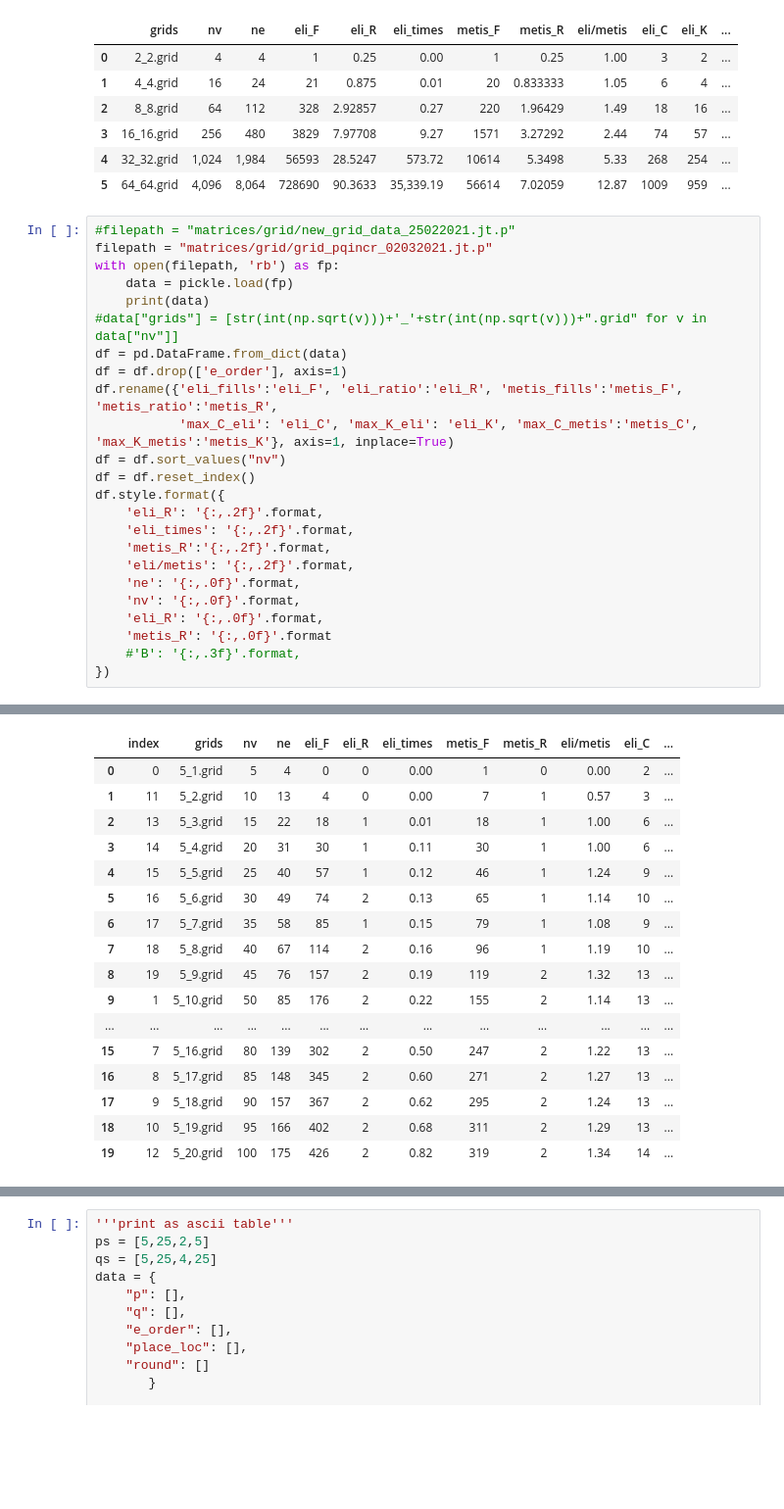
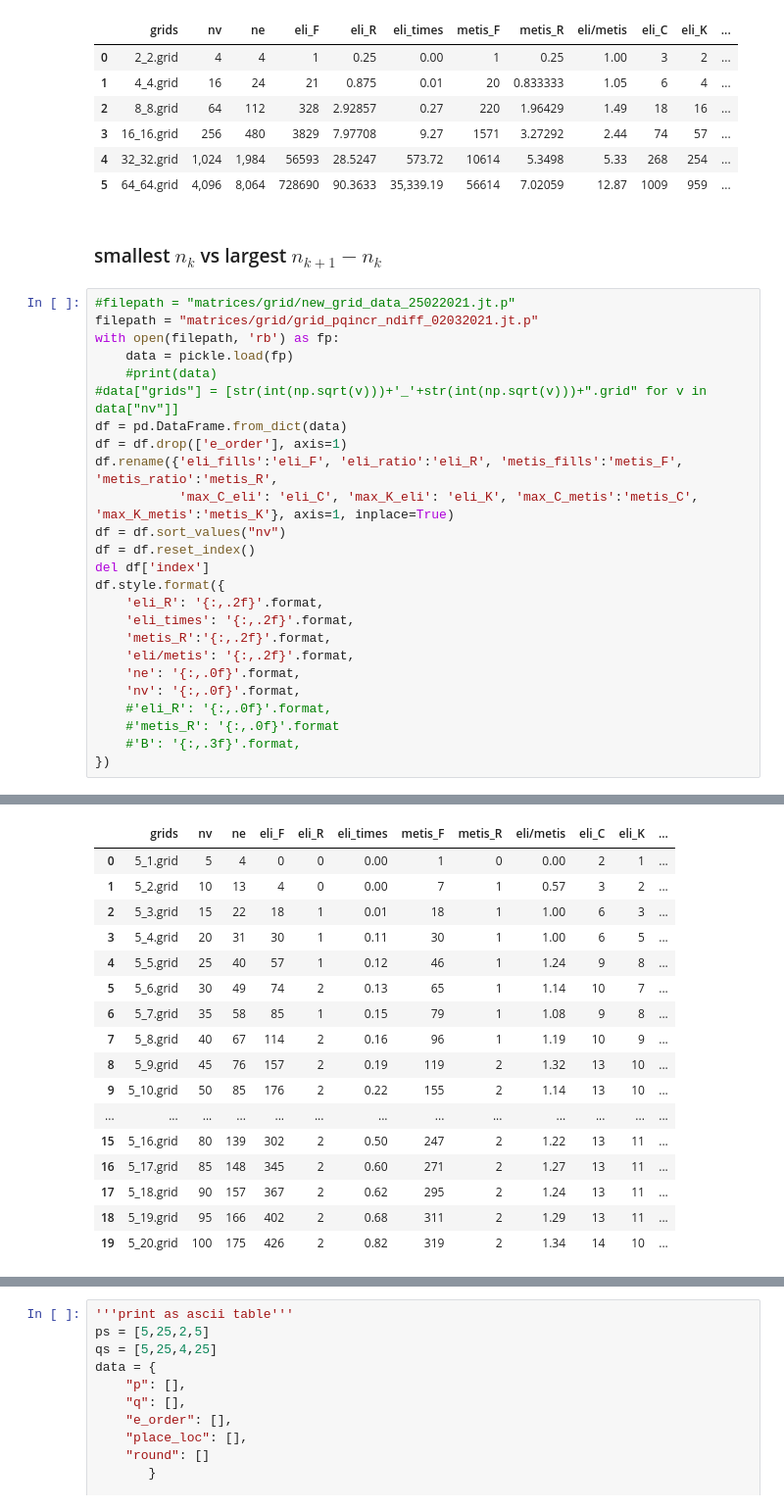
Before and after one commit to berylgithub/eli, a Jupyter notebook: main.ipynb, the cells around one changed output, grey strips where cells are left out. Shown: that part at 98% size. Cells and saved outputs as stored; diff of their text form; blank space fills up the shorter version.

Commit message:
table checkpoint

```diff
--- a/main.ipynb
+++ b/main.ipynb
@@ -929,12 +929,14 @@ df.style.format({
 | 3 | 16_16.grid | 256 | 480 | 3829 | 7.97708 | 9.27 | 1571 | 3.27292 | 2.44 | 74 | 57 | ... |
 | 4 | 32_32.grid | 1,024 | 1,984 | 56593 | 28.5247 | 573.72 | 10614 | 5.3498 | 5.33 | 268 | 254 | ... |
 | 5 | 64_64.grid | 4,096 | 8,064 | 728690 | 90.3633 | 35,339.19 | 56614 | 7.02059 | 12.87 | 1009 | 959 | ... |
+# %% [markdown]
+### smallest $n_k$ vs largest $n_{k+1} - n_k$
 # %%
 #filepath = "matrices/grid/new_grid_data_25022021.jt.p"
-filepath = "matrices/grid/grid_pqincr_02032021.jt.p"
+filepath = "matrices/grid/grid_pqincr_ndiff_02032021.jt.p"
 with open(filepath, 'rb') as fp:
     data = pickle.load(fp)
-    print(data)
+    #print(data)
 #data["grids"] = [str(int(np.sqrt(v)))+'_'+str(int(np.sqrt(v)))+".grid" for v in data["nv"]]
 df = pd.DataFrame.from_dict(data)
 df = df.drop(['e_order'], axis=1)
@@ -942,6 +944,7 @@ df.rename({'eli_fills':'eli_F', 'eli_ratio':'eli_R', 'metis_fills':'metis_F', 'm
            'max_C_eli': 'eli_C', 'max_K_eli': 'eli_K', 'max_C_metis':'metis_C', 'max_K_metis':'metis_K'}, axis=1, inplace=True)
 df = df.sort_values("nv")
 df = df.reset_index()
+del df['index']
 df.style.format({
     'eli_R': '{:,.2f}'.format,
     'eli_times': '{:,.2f}'.format,
@@ -949,8 +952,8 @@ df.style.format({
     'eli/metis': '{:,.2f}'.format,
     'ne': '{:,.0f}'.format,
     'nv': '{:,.0f}'.format,
-    'eli_R': '{:,.0f}'.format,
-    'metis_R': '{:,.0f}'.format
+    #'eli_R': '{:,.0f}'.format,
+    #'metis_R': '{:,.0f}'.format
     #'B': '{:,.3f}'.format,
 })
 # %% [output]
@@ -974,17 +960,17 @@ df.style.format({
-|  | index | grids | nv | ne | eli_F | eli_R | eli_times | metis_F | metis_R | eli/metis | eli_C | ... |
-| 0 | 0 | 5_1.grid | 5 | 4 | 0 | 0 | 0.00 | 1 | 0 | 0.00 | 2 | ... |
-| 1 | 11 | 5_2.grid | 10 | 13 | 4 | 0 | 0.00 | 7 | 1 | 0.57 | 3 | ... |
-| 2 | 13 | 5_3.grid | 15 | 22 | 18 | 1 | 0.01 | 18 | 1 | 1.00 | 6 | ... |
-| 3 | 14 | 5_4.grid | 20 | 31 | 30 | 1 | 0.11 | 30 | 1 | 1.00 | 6 | ... |
-| 4 | 15 | 5_5.grid | 25 | 40 | 57 | 1 | 0.12 | 46 | 1 | 1.24 | 9 | ... |
-| 5 | 16 | 5_6.grid | 30 | 49 | 74 | 2 | 0.13 | 65 | 1 | 1.14 | 10 | ... |
-| 6 | 17 | 5_7.grid | 35 | 58 | 85 | 1 | 0.15 | 79 | 1 | 1.08 | 9 | ... |
-| 7 | 18 | 5_8.grid | 40 | 67 | 114 | 2 | 0.16 | 96 | 1 | 1.19 | 10 | ... |
-| 8 | 19 | 5_9.grid | 45 | 76 | 157 | 2 | 0.19 | 119 | 2 | 1.32 | 13 | ... |
-| 9 | 1 | 5_10.grid | 50 | 85 | 176 | 2 | 0.22 | 155 | 2 | 1.14 | 13 | ... |
+|  | grids | nv | ne | eli_F | eli_R | eli_times | metis_F | metis_R | eli/metis | eli_C | eli_K | ... |
+| 0 | 5_1.grid | 5 | 4 | 0 | 0 | 0.00 | 1 | 0 | 0.00 | 2 | 1 | ... |
+| 1 | 5_2.grid | 10 | 13 | 4 | 0 | 0.00 | 7 | 1 | 0.57 | 3 | 2 | ... |
+| 2 | 5_3.grid | 15 | 22 | 18 | 1 | 0.01 | 18 | 1 | 1.00 | 6 | 3 | ... |
+| 3 | 5_4.grid | 20 | 31 | 30 | 1 | 0.11 | 30 | 1 | 1.00 | 6 | 5 | ... |
+| 4 | 5_5.grid | 25 | 40 | 57 | 1 | 0.12 | 46 | 1 | 1.24 | 9 | 8 | ... |
+| 5 | 5_6.grid | 30 | 49 | 74 | 2 | 0.13 | 65 | 1 | 1.14 | 10 | 7 | ... |
+| 6 | 5_7.grid | 35 | 58 | 85 | 1 | 0.15 | 79 | 1 | 1.08 | 9 | 8 | ... |
+| 7 | 5_8.grid | 40 | 67 | 114 | 2 | 0.16 | 96 | 1 | 1.19 | 10 | 9 | ... |
+| 8 | 5_9.grid | 45 | 76 | 157 | 2 | 0.19 | 119 | 2 | 1.32 | 13 | 10 | ... |
+| 9 | 5_10.grid | 50 | 85 | 176 | 2 | 0.22 | 155 | 2 | 1.14 | 13 | 10 | ... |
 | ... | ... | ... | ... | ... | ... | ... | ... | ... | ... | ... | ... | ... |
-| 15 | 7 | 5_16.grid | 80 | 139 | 302 | 2 | 0.50 | 247 | 2 | 1.22 | 13 | ... |
-| 16 | 8 | 5_17.grid | 85 | 148 | 345 | 2 | 0.60 | 271 | 2 | 1.27 | 13 | ... |
-| 17 | 9 | 5_18.grid | 90 | 157 | 367 | 2 | 0.62 | 295 | 2 | 1.24 | 13 | ... |
-| 18 | 10 | 5_19.grid | 95 | 166 | 402 | 2 | 0.68 | 311 | 2 | 1.29 | 13 | ... |
-| 19 | 12 | 5_20.grid | 100 | 175 | 426 | 2 | 0.82 | 319 | 2 | 1.34 | 14 | ... |
+| 15 | 5_16.grid | 80 | 139 | 302 | 2 | 0.50 | 247 | 2 | 1.22 | 13 | 11 | ... |
+| 16 | 5_17.grid | 85 | 148 | 345 | 2 | 0.60 | 271 | 2 | 1.27 | 13 | 11 | ... |
+| 17 | 5_18.grid | 90 | 157 | 367 | 2 | 0.62 | 295 | 2 | 1.24 | 13 | 11 | ... |
+| 18 | 5_19.grid | 95 | 166 | 402 | 2 | 0.68 | 311 | 2 | 1.29 | 13 | 11 | ... |
+| 19 | 5_20.grid | 100 | 175 | 426 | 2 | 0.82 | 319 | 2 | 1.34 | 14 | 10 | ... |
```
Also changed, not shown: parts of 2 cells of this notebook.
